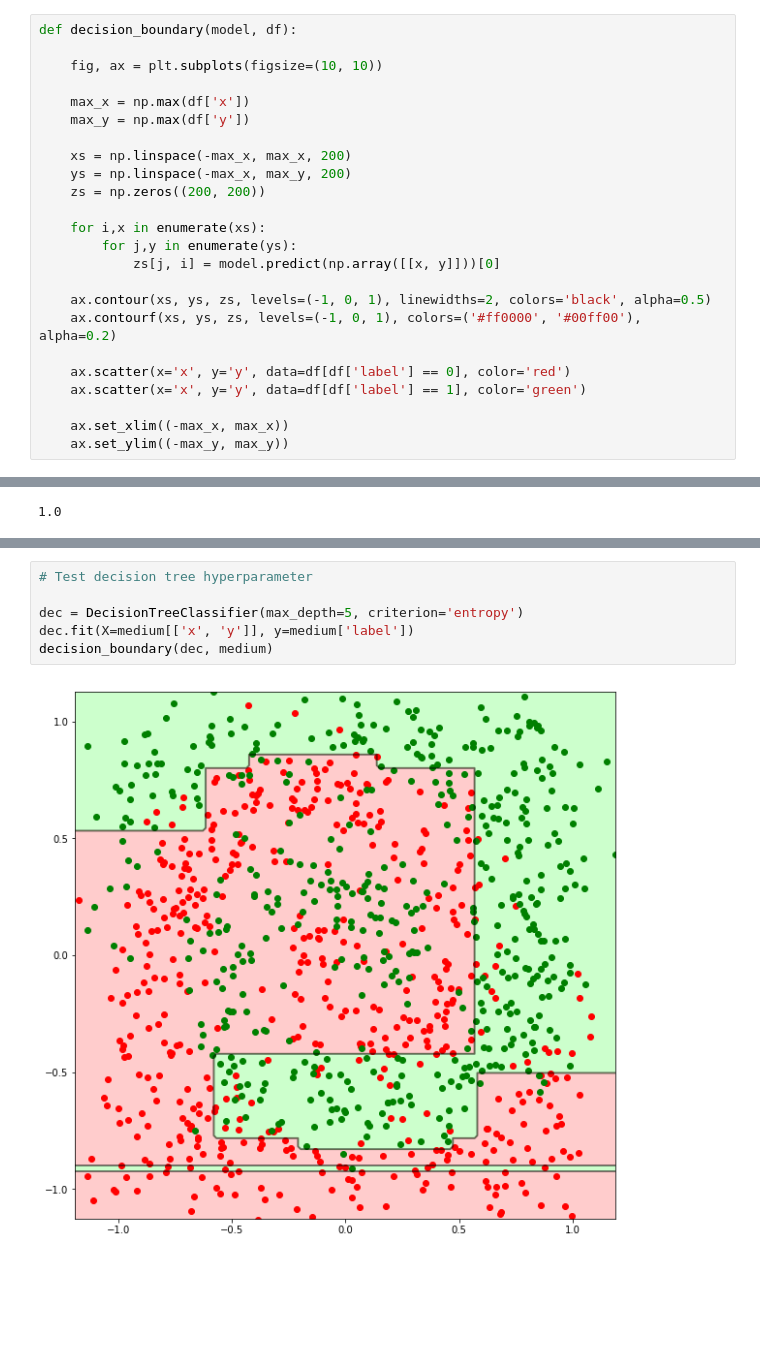
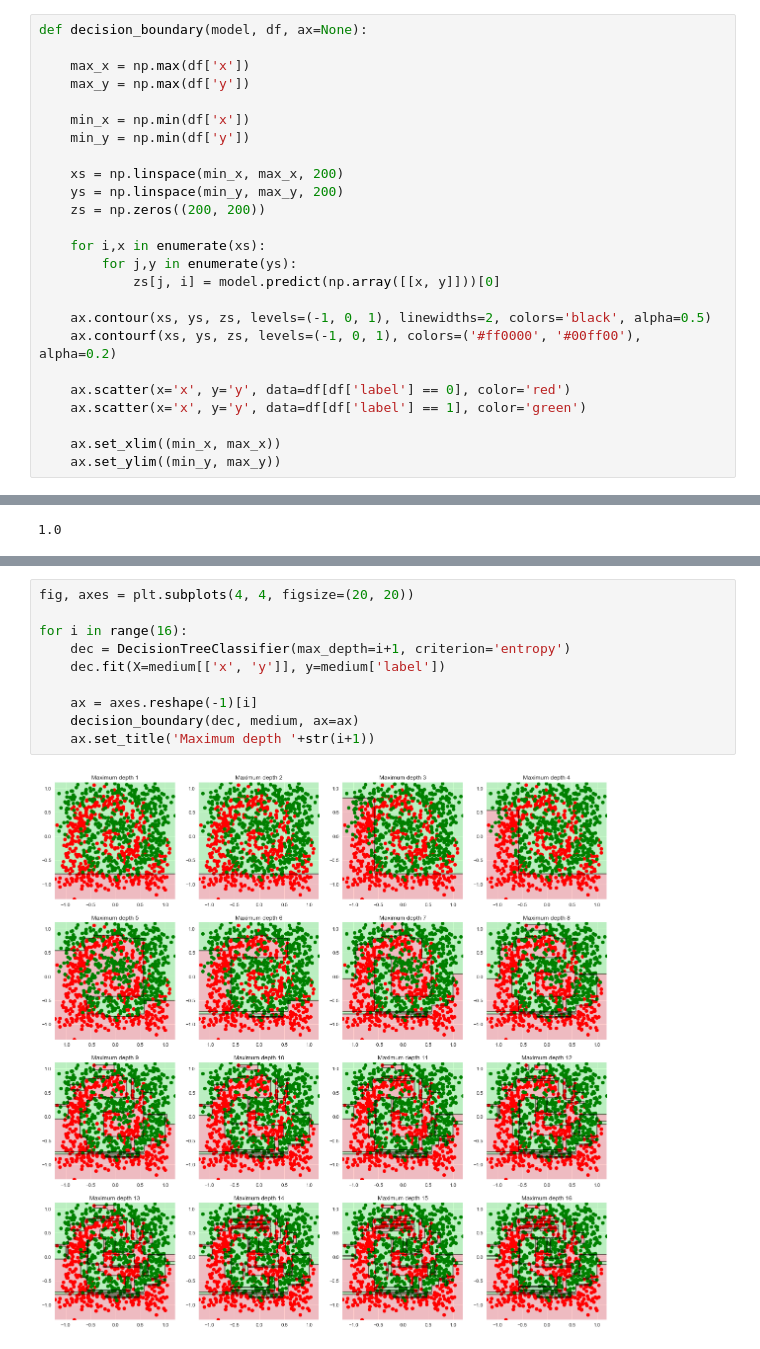
Before and after one commit to mitbal/sidu, a Jupyter notebook: sepatukemah/S2 - Classification.ipynb, the cells around one changed output, grey strips where cells are left out. Cells and saved outputs as stored; diff of their text form; blank space fills up the shorter version.

Commit message:
updated with more detail on decision tree part

```diff
--- a/sepatukemah/S2 - Classification.ipynb
+++ b/sepatukemah/S2 - Classification.ipynb
@@ -69,13 +90,14 @@ X_train, X_test, y_train, y_test = train_test_split(easy[['x', 'y']], easy['labe
 # %%
-def decision_boundary(model, df):
-
-    fig, ax = plt.subplots(figsize=(10, 10))
+def decision_boundary(model, df, ax=None):
 
     max_x = np.max(df['x'])
     max_y = np.max(df['y'])
 
-    xs = np.linspace(-max_x, max_x, 200)
-    ys = np.linspace(-max_x, max_y, 200)
+    min_x = np.min(df['x'])
+    min_y = np.min(df['y'])
+
+    xs = np.linspace(min_x, max_x, 200)
+    ys = np.linspace(min_y, max_y, 200)
     zs = np.zeros((200, 200))
 
     for i,x in enumerate(xs):
@@ -88,5 +110,5 @@ def decision_boundary(model, df):
     ax.scatter(x='x', y='y', data=df[df['label'] == 0], color='red')
     ax.scatter(x='x', y='y', data=df[df['label'] == 1], color='green')
 
-    ax.set_xlim((-max_x, max_x))
-    ax.set_ylim((-max_y, max_y))
+    ax.set_xlim((min_x, max_x))
+    ax.set_ylim((min_y, max_y))
@@ -227,9 +272,13 @@ decision_boundary(dec, medium)
 # %%
-# Test decision tree hyperparameter
+fig, axes = plt.subplots(4, 4, figsize=(20, 20))
 
-dec = DecisionTreeClassifier(max_depth=5, criterion='entropy')
-dec.fit(X=medium[['x', 'y']], y=medium['label'])
-decision_boundary(dec, medium)
+for i in range(16):
+    dec = DecisionTreeClassifier(max_depth=i+1, criterion='entropy')
+    dec.fit(X=medium[['x', 'y']], y=medium['label'])
+
+    ax = axes.reshape(-1)[i]
+    decision_boundary(dec, medium, ax=ax)
+    ax.set_title('Maximum depth '+str(i+1))
 # %% [output]
-[figure, old version]
+[figure, new version]
 # %% [markdown]
```
Also changed, not shown: parts of 43 cells of this notebook.
